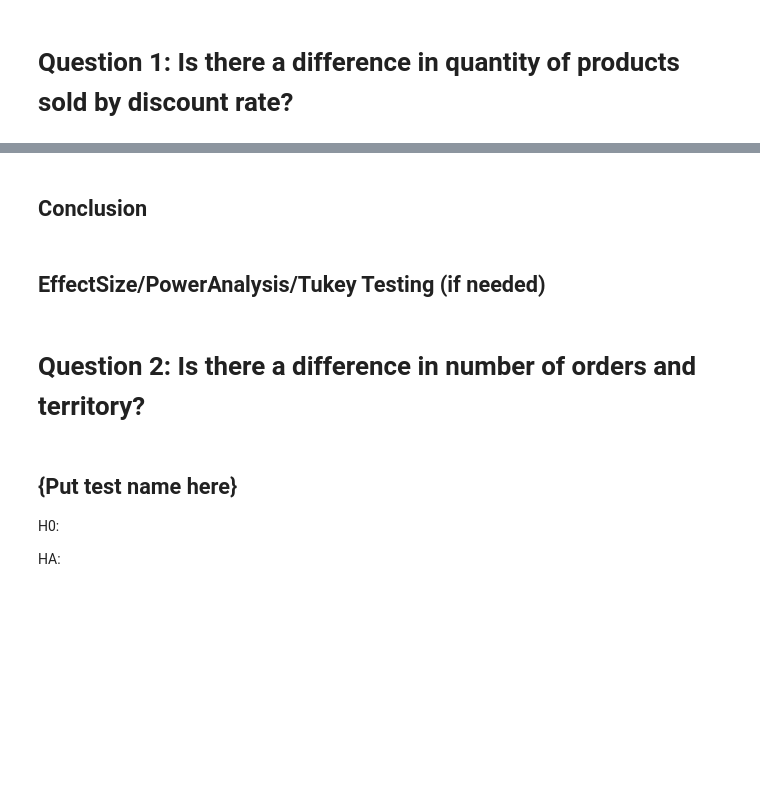
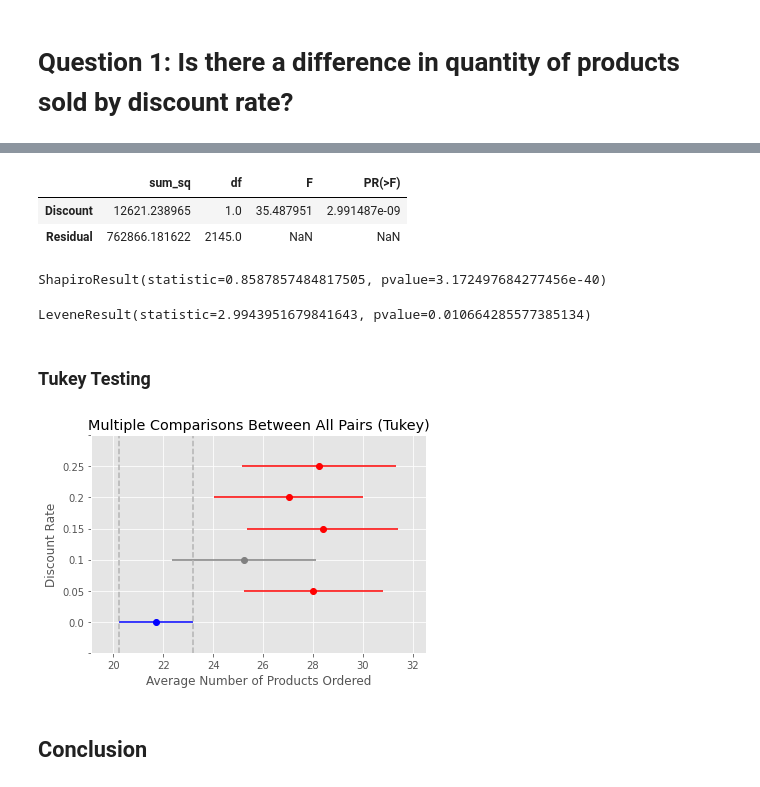
Before and after one commit to sethchart/dsc-case-study-hypothesis-testing, a Jupyter notebook: notebooks/Question1.ipynb, the cells around one changed output, grey strips where cells are left out. Drawn from its saved outputs; the diff is of its cells as text; code cells hidden in the pictures; blank space fills up the shorter version.

```diff
--- a/notebooks/Question1.ipynb
+++ b/notebooks/Question1.ipynb
@@ -108,0 +106,7 @@ HA:
+# %%
+# I know there has to be a more efficient way to do this
+df.drop(df.loc[df['Discount']==0.06].index, inplace=True)
+df.drop(df.loc[df['Discount']==0.04].index, inplace=True)
+df.drop(df.loc[df['Discount']==0.01].index, inplace=True)
+df.drop(df.loc[df['Discount']==0.02].index, inplace=True)
+df.drop(df.loc[df['Discount']==0.03].index, inplace=True)
@@ -109,6 +134,36 @@ HA:
+# %%
+anova = ols('Quantity ~ Discount', data=df).fit()
+table = sm.stats.anova_lm(anova, typ=2)
+table
+# %% [output]
+|  | sum_sq | df | F | PR(>F) |
+| Discount | 12621.238965 | 1.0 | 35.487951 | 2.991487e-09 |
+| Residual | 762866.181622 | 2145.0 | NaN | NaN |
+# %%
+#Checking for normality
+stats.shapiro(anova.resid)
+# %% [output]
+ShapiroResult(statistic=0.8587857484817505, pvalue=3.172497684277456e-40)
+# %%
+#Checking if 'Variance is equal'
+stats.levene(df['Quantity'][df['Discount'] == 0.00],
+             df['Quantity'][df['Discount'] == 0.05],
+             df['Quantity'][df['Discount'] == 0.10],
+             df['Quantity'][df['Discount'] == 0.15],
+             df['Quantity'][df['Discount'] == 0.20],
+             df['Quantity'][df['Discount'] == 0.25])
+# %% [output]
+LeveneResult(statistic=2.9943951679841643, pvalue=0.010664285577385134)
+# %% [markdown]
+### Tukey Testing
+# %%
+mc = MultiComparison(df['Quantity'], df['Discount'])
+results = mc.tukeyhsd()
+# %%
+#Lets recall that 0.00 means no discount while every other discount rate means some ammount of discount.
+results.plot_simultaneous(comparison_name=0.0, figsize=(6,4),
+                             ylabel='Discount Rate', xlabel='Average Number of Products Ordered');
+# %% [output]
+[figure, added]
 # %% [markdown]
 ## Conclusion
-# %% [markdown]
-## EffectSize/PowerAnalysis/Tukey Testing (if needed)
-# %% [markdown]
-# Question 2: Is there a difference in number of orders and territory?
@@ -117,5 +169,0 @@ HA:
-# %% [markdown]
-## {Put test name here}
-H0:
-
-HA:
```
Also changed, not shown: parts of 26 cells of this notebook.
